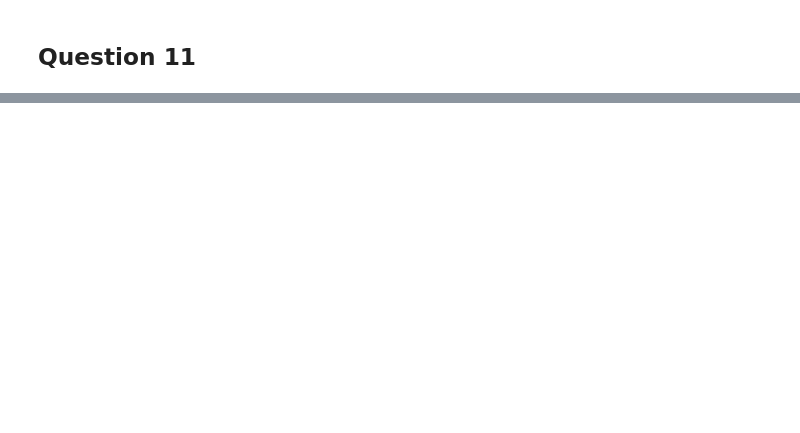
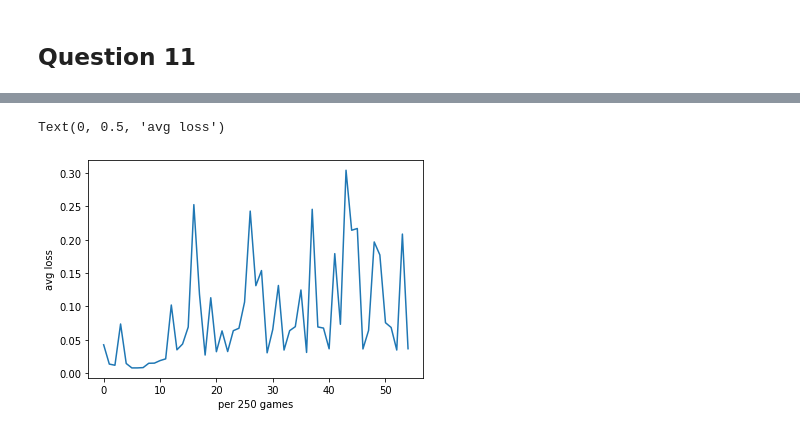
Before and after one commit to yhangchen/Tic-Tac-Toe, a Jupyter notebook: solution2.ipynb, the cells around one changed output, grey strips where cells are left out. Saved outputs shown, nothing was run; the diff lists cells and outputs as text; code cells hidden in the pictures; blank space fills up the shorter version.

```diff
--- a/solution2.ipynb
+++ b/solution2.ipynb
@@ -288,0 +831,10 @@ plt.plot(x, y)
+# %%
+y_loss = env1.get_loss()
+x_loss = range(0, len(y_loss))
+
+plt.plot(x_loss, y_loss)
+plt.xlabel(f'per 250 games')
+plt.ylabel('avg loss')
+# %% [output]
+Text(0, 0.5, 'avg loss')
+[figure, added]
```
Also changed, not shown: parts of 12 cells of this notebook, 1 other file.
